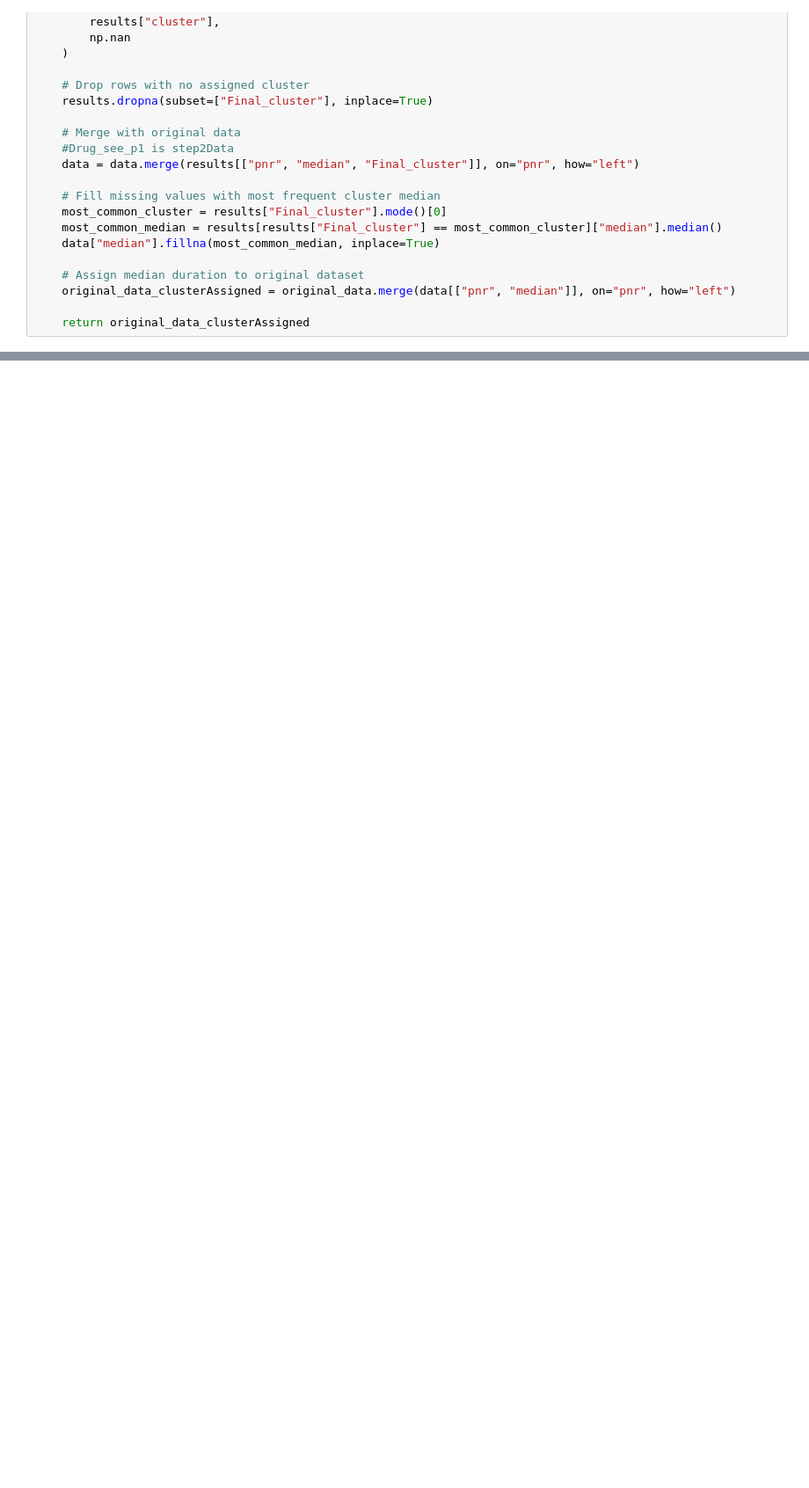
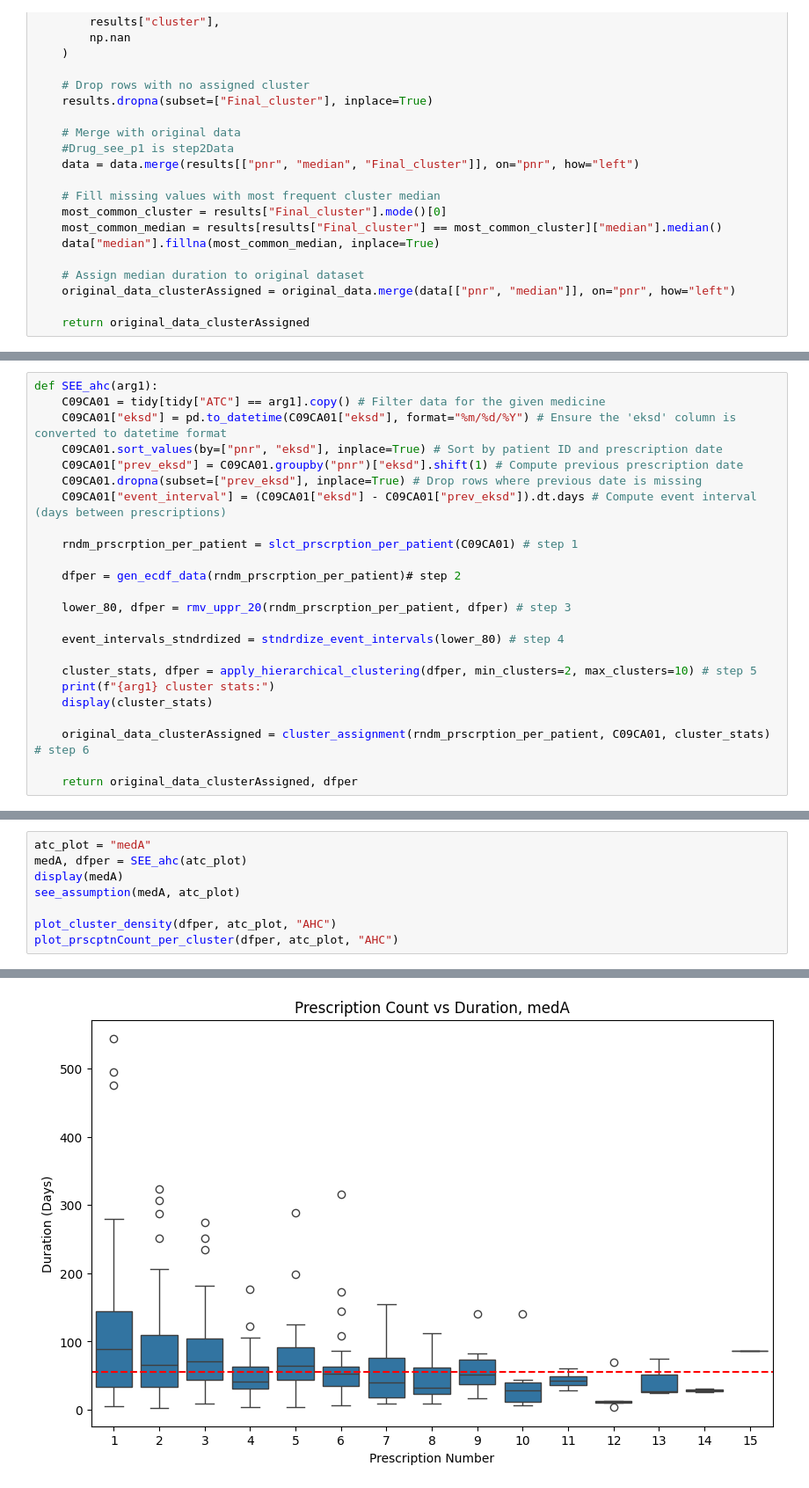
Before and after one commit to ian-sobs/sessa-empirical-estimator, a Jupyter notebook: see.ipynb, the cells around one changed output, grey strips where cells are left out. Shown at 88% size. Saved outputs shown, nothing was run; the diff lists cells and outputs as text; blank space fills up the shorter version.

```diff
--- a/see.ipynb
+++ b/see.ipynb
@@ -441,0 +458,24 @@ The steps for the SEE algorithm outlined in the previous section(SEE using K-mea
+# %%
+def SEE_ahc(arg1):
+    C09CA01 = tidy[tidy["ATC"] == arg1].copy() # Filter data for the given medicine
+    C09CA01["eksd"] = pd.to_datetime(C09CA01["eksd"], format="%m/%d/%Y") # Ensure the 'eksd' column is converted to datetime format
+    C09CA01.sort_values(by=["pnr", "eksd"], inplace=True) # Sort by patient ID and prescription date
+    C09CA01["prev_eksd"] = C09CA01.groupby("pnr")["eksd"].shift(1) # Compute previous prescription date
+    C09CA01.dropna(subset=["prev_eksd"], inplace=True) # Drop rows where previous date is missing
+    C09CA01["event_interval"] = (C09CA01["eksd"] - C09CA01["prev_eksd"]).dt.days # Compute event interval (days between prescriptions)
+
+    rndm_prscrption_per_patient = slct_prscrption_per_patient(C09CA01) # step 1
+
+    dfper = gen_ecdf_data(rndm_prscrption_per_patient)# step 2
+
+    lower_80, dfper = rmv_uppr_20(rndm_prscrption_per_patient, dfper) # step 3
+
+    event_intervals_stndrdized = stndrdize_event_intervals(lower_80) # step 4
+
+    cluster_stats, dfper = apply_hierarchical_clustering(dfper, min_clusters=2, max_clusters=10) # step 5
+    print(f"{arg1} cluster stats:")
+    display(cluster_stats)
+
+    original_data_clusterAssigned = cluster_assignment(rndm_prscrption_per_patient, C09CA01, cluster_stats) # step 6
+
+    return original_data_clusterAssigned, dfper
@@ -441,0 +527,9 @@ The steps for the SEE algorithm outlined in the previous section(SEE using K-mea
+# %%
+atc_plot = "medA"
+medA, dfper = SEE_ahc(atc_plot)
+display(medA)
+see_assumption(medA, atc_plot)
+
+plot_cluster_density(dfper, atc_plot, "AHC")
+plot_prscptnCount_per_cluster(dfper, atc_plot, "AHC")
+# %% [output]
@@ -441,0 +573 @@ The steps for the SEE algorithm outlined in the previous section(SEE using K-mea
+[figure, added]
```
Also changed, not shown: parts of 33 cells of this notebook.
